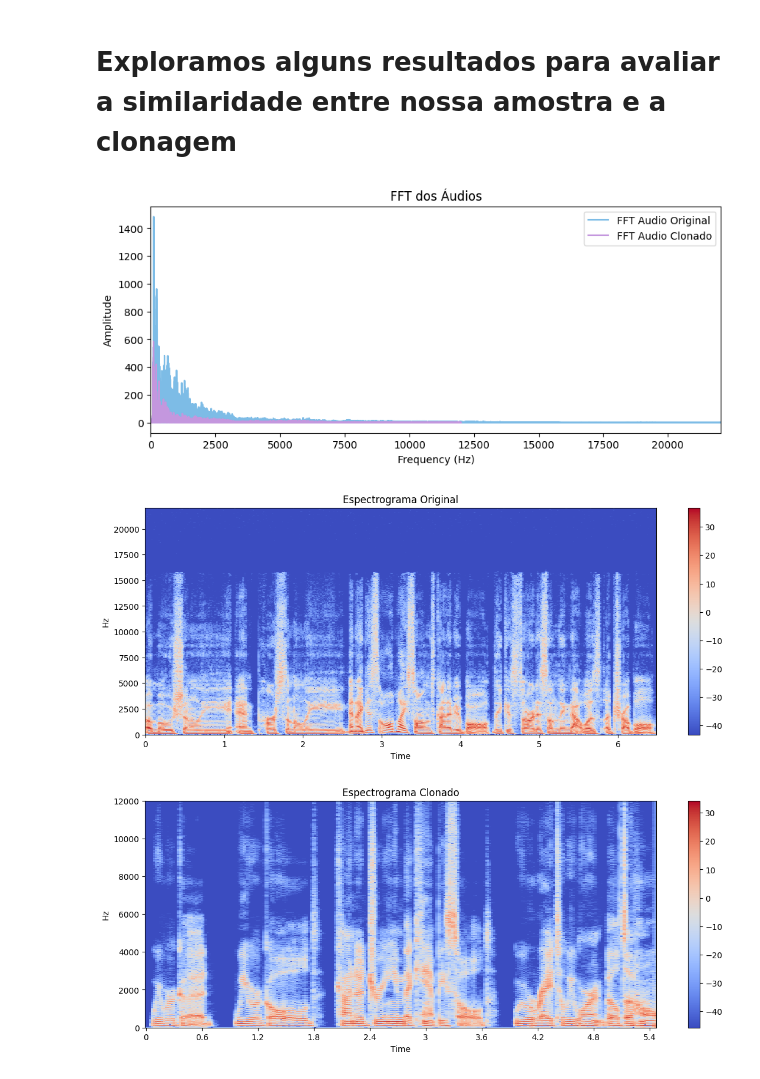
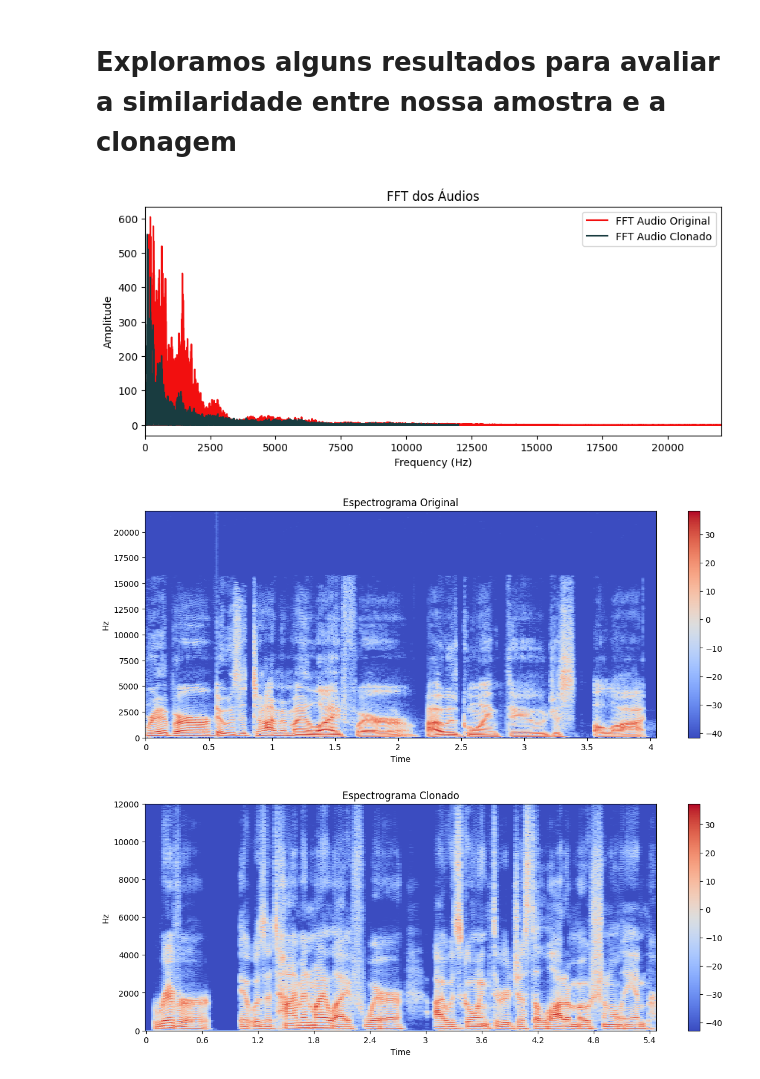
Before and after one commit to LisandraMoura/A03_PDSI_voice_cloning, a Jupyter notebook: 3_Resultados.ipynb, the cells around one changed output. Drawn from its saved outputs; the diff is of its cells as text; code cells hidden in the pictures.

```diff
--- a/3_Resultados.ipynb
+++ b/3_Resultados.ipynb
@@ -13,8 +13,8 @@ def load_audio(file_path):
     waveform, sample_rate = torchaudio.load(file_path)
     return waveform, sample_rate
 
-original, sr1 = load_audio('C:/Users/moura/Projetos/A03_PDSI_voice_cloning/data/Miley_cortes2.wav')
-clonagem, sr2 = load_audio('C:/Users/moura/Projetos/A03_PDSI_voice_cloning/data/baixados (3).wav')
+original, sr1 = load_audio('C:/Users/moura/Projetos/A03_PDSI_voice_cloning/data/Miley_cortes1.wav')
+clonagem, sr2 = load_audio('C:/Users/moura/Projetos/A03_PDSI_voice_cloning/data/Miley_vozclonada1.wav')
 # %%
 # cortando o tensor em 1/3
 clonagem = clonagem[0, 0:131072]
@@ -100,20 +100,20 @@ def plot_fft(waveforms, sample_rates, titles, colors):
 # %%
 # Transformada de Fourier
 plot_fft(
-    waveforms=[original[0], tensor[0]],
+    waveforms=[original[0], clonagem[0]],
     sample_rates=[sr1, sr2],
     titles=["FFT Audio Original", "FFT Audio Clonado"],
-    colors=["#7DBCE6", "#C497DE"]
+    colors=["#F20F0F", "#193C40"]
 )
 # %% [output]
-[figure, old version]
+[figure, new version]
 # %%
 
 plot_spectrogram(original, sr1, "Espectrograma Original")
 plot_spectrogram(tensor, sr2, "Espectrograma Clonado")
 # %% [output]
-[figure, old version]
+[figure, new version]
-[figure, old version]
+[figure, new version]
 # %%
 # Zero Crossing Rate
 plot_zero_crossing_rate(original, tensor, sr1, sr2, "Comparação do Zero Crossing Rate")
```
Also changed, not shown: parts of 5 cells of this notebook, 2 other files.
